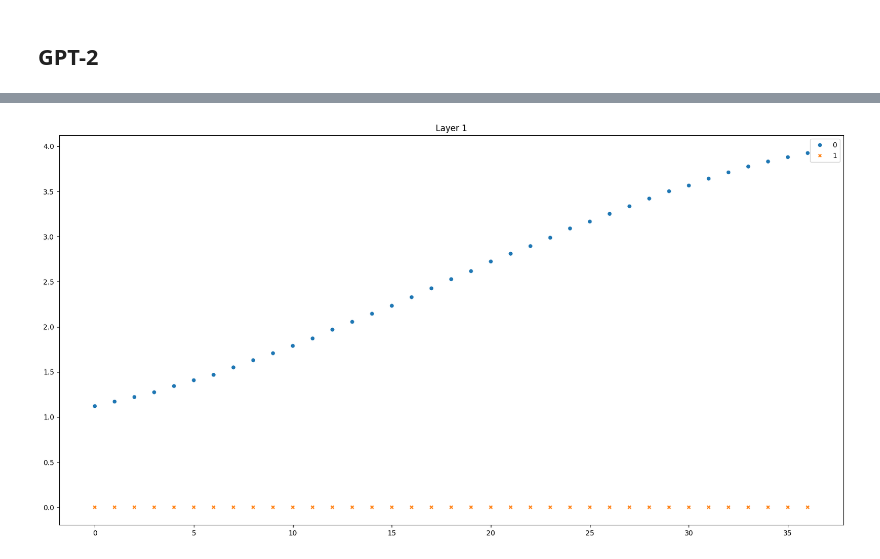
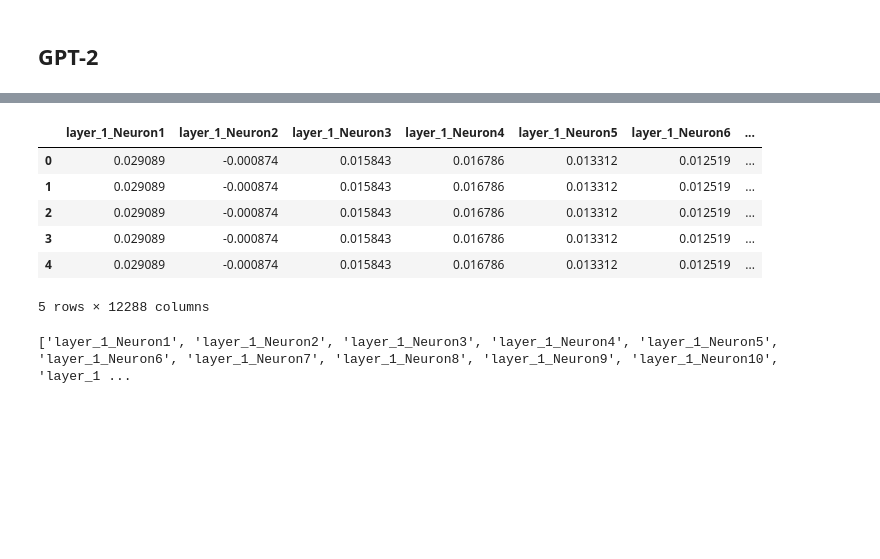
Before and after one commit to miguel-kjh/ExAI, a Jupyter notebook: experiments/activations.ipynb, the cells around one changed output, grey strips where cells are left out. Cells and saved outputs as stored; diff of their text form; code cells hidden in the pictures; blank space fills up the shorter version.

```diff
--- a/experiments/activations.ipynb
+++ b/experiments/activations.ipynb
@@ -137,5 +136,3 @@ plot_mean_and_std_bar_per_number(df, 'GPT2', example)
 layers_activations = []
 for i in range(1,12):
     layers_activations.append(df[get_layer_columns(f'layer_{i}')])
-    # add last column with input text
-    layers_activations[i-1]['Input_text'] = df.index
@@ -168,4 +139,10 @@ def plot_tsne(df: pd.DataFrame, title: str):
-# %%
-plot_tsne(layers_activations[0], 'Layer 1')
-# %% [output]
-[figure, removed]
+# %%
+layers_activations[0].head()
+# %% [output]
+|  | layer_1_Neuron1 | layer_1_Neuron2 | layer_1_Neuron3 | layer_1_Neuron4 | layer_1_Neuron5 | layer_1_Neuron6 | ... |
+| 0 | 0.029089 | -0.000874 | 0.015843 | 0.016786 | 0.013312 | 0.012519 | ... |
+| 1 | 0.029089 | -0.000874 | 0.015843 | 0.016786 | 0.013312 | 0.012519 | ... |
+| 2 | 0.029089 | -0.000874 | 0.015843 | 0.016786 | 0.013312 | 0.012519 | ... |
+| 3 | 0.029089 | -0.000874 | 0.015843 | 0.016786 | 0.013312 | 0.012519 | ... |
+| 4 | 0.029089 | -0.000874 | 0.015843 | 0.016786 | 0.013312 | 0.012519 | ... |
+5 rows × 12288 columns
@@ -171,0 +172,4 @@ plot_tsne(layers_activations[0], 'Layer 1')
+# %%
+find_low_activation_neurons(layers_activations[0], 'layer_1')
+# %% [output]
+['layer_1_Neuron1', 'layer_1_Neuron2', 'layer_1_Neuron3', 'layer_1_Neuron4', 'layer_1_Neuron5', 'layer_1_Neuron6', 'layer_1_Neuron7', 'layer_1_Neuron8', 'layer_1_Neuron9', 'layer_1_Neuron10', 'layer_1 ...
```
Also changed, not shown: parts of 5 cells of this notebook, 2 other files.
